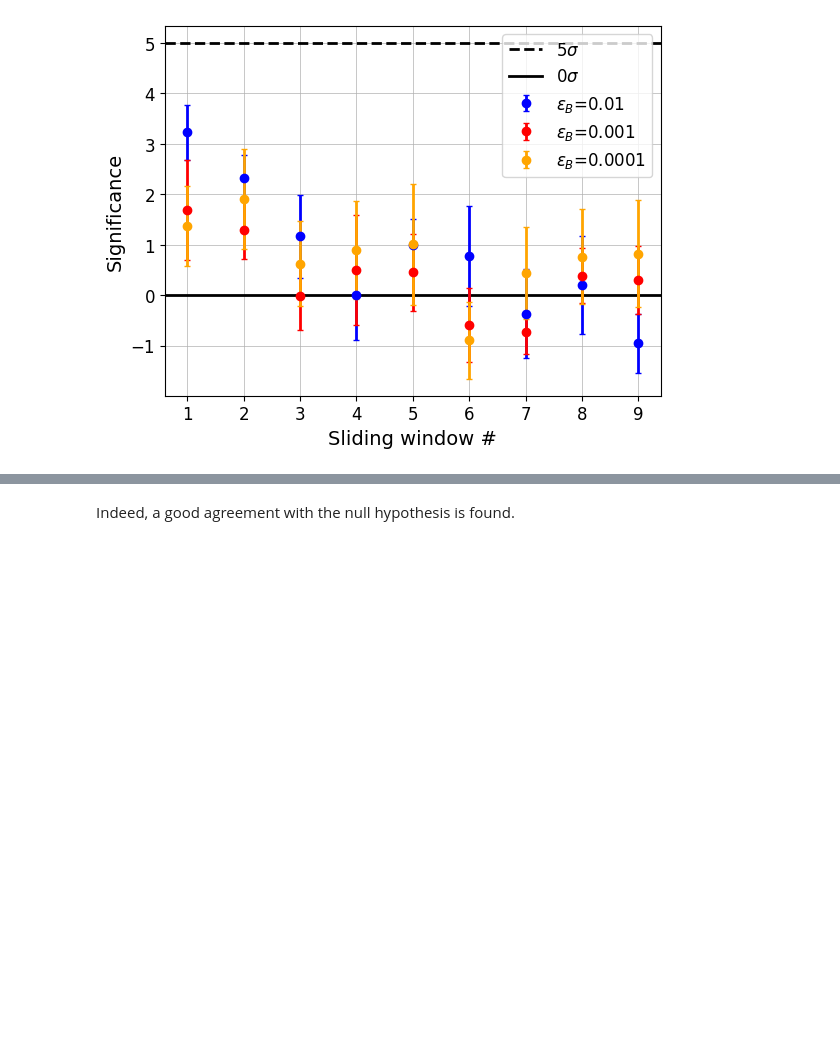
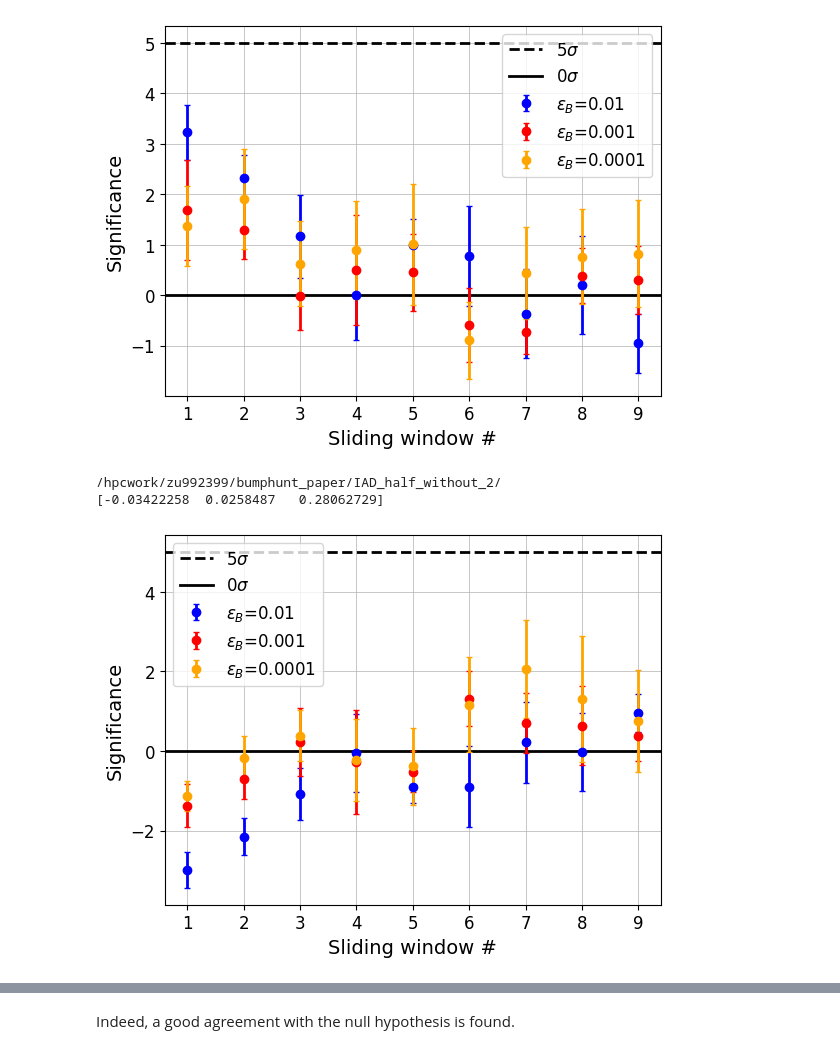
Before and after one commit to mariehein/bumphunt_paper, a Jupyter notebook: bumphunt_plotting.ipynb, the cells around one changed output, grey strips where cells are left out. Cells and saved outputs as stored; diff of their text form; code cells hidden in the pictures; blank space fills up the shorter version.

Commit message:
IAD results turn around added

```diff
--- a/bumphunt_plotting.ipynb
+++ b/bumphunt_plotting.ipynb
@@ -56,7 +56,7 @@ def significances(N_after, N, N_sig, N_bkg, eff, err, cwola):
     rel_error = (N_after-N*eff)/(eff*N)
     return results, rel_results, true_results, rel_error
 # %%
-def bump_hunt_single_window(folder, cwola, window, err=None, runs=10):
+def bump_hunt_single_window(folder, cwola, window, err=None, runs=10, turn_around=False):
 	results = np.zeros((len(BH_percentiles),runs))
 	true_results =  np.zeros((len(BH_percentiles),runs))
 	rel_results =  np.zeros((len(BH_percentiles),runs))
@@ -73,9 +73,14 @@ def bump_hunt_single_window(folder, cwola, window, err=None, runs=10):
 
 	for fold in range(5):
 		f = folder +"fold"+str(fold)+"/"
-		samples_preds = np.load(f+"samples_preds.npy")
-		data_preds = np.load(f+"test_preds.npy")
-		labels = np.load(f+"Y_test.npy")
+		if turn_around:
+			samples_preds = np.load(f+"test_preds.npy")
+			data_preds = np.load(f+"samples_preds.npy")
+			labels = np.zeros((data_preds.shape[1]))
+		else:
+			samples_preds = np.load(f+"samples_preds.npy")
+			data_preds = np.load(f+"test_preds.npy")
+			labels = np.load(f+"Y_test.npy")
 		N_bkg_orig += np.shape(data_preds[:,labels==0])[-1]
 		for j, perc in enumerate(BH_percentiles):
 			for i in range(len(samples_preds)):
@@ -96,7 +101,7 @@ def bump_hunt_single_window(folder, cwola, window, err=None, runs=10):
 
 	return results, rel_results, true_results, rel_error
 
-def bump_hunt(folder, cwola, err=None, runs=10):
+def bump_hunt(folder, cwola, err=None, runs=10, turn_around=False):
 	print(folder)
 
 	results = np.zeros((len(BH_percentiles),9,runs))
@@ -105,7 +110,7 @@ def bump_hunt(folder, cwola, err=None, runs=10):
 	rel_error =  np.zeros((len(BH_percentiles),9,runs))
 
 	for window in range(9):
-		results[:,window], rel_results[:,window], true_results[:,window], rel_error[:,window] = bump_hunt_single_window(folder+"window"+str(window+1)+"_", cwola, window, err=err, runs=runs)
+		results[:,window], rel_results[:,window], true_results[:,window], rel_error[:,window] = bump_hunt_single_window(folder+"window"+str(window+1)+"_", cwola, window, err=err, runs=runs, turn_around=turn_around)
 
 	return results, rel_results, true_results, rel_error
 # %%
@@ -298,6 +303,16 @@ plotting(rel_results, true_results, "IAD_half_without_2")
 # %% [output]
 /hpcwork/zu992399/bumphunt_paper/IAD_half_without_2/
 [figure]
+# %%
+folder = general_directory+"IAD_half_without_2/"
+results, rel_results, true_results, rel_error = bump_hunt(folder, True, err=[0,0,0], turn_around=True)
+#print(rel_results)
+print(np.mean(rel_error,axis=(1,2)))
+plotting(rel_results, true_results, "IAD_half_without_2")
+# %% [output]
+/hpcwork/zu992399/bumphunt_paper/IAD_half_without_2/
+[-0.03422258  0.0258487   0.28062729]
+[figure, added]
 # %%
 folder = general_directory+"IAD_half_norm_2/"
 results, rel_results, true_results, rel_error = bump_hunt(folder, True, err=IAD_error)
```
Also changed, not shown: parts of 1 cell of this notebook.
